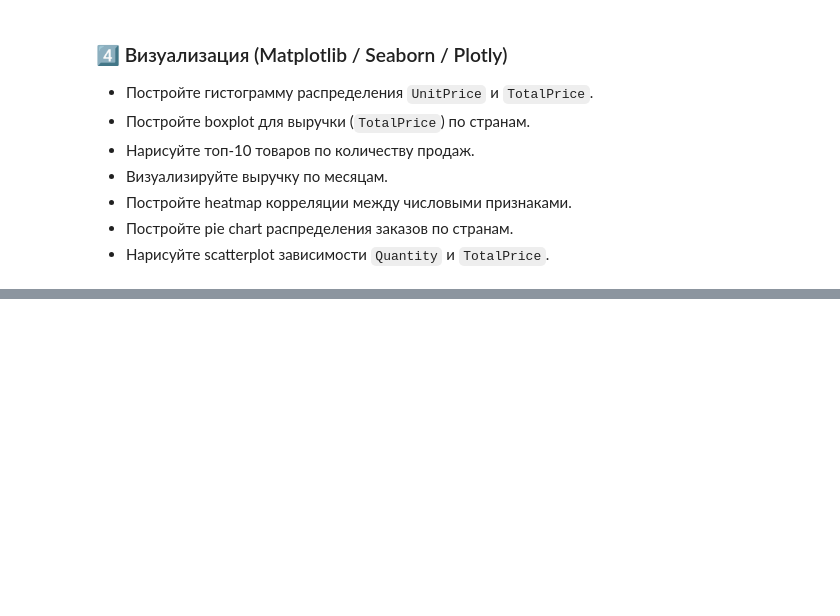
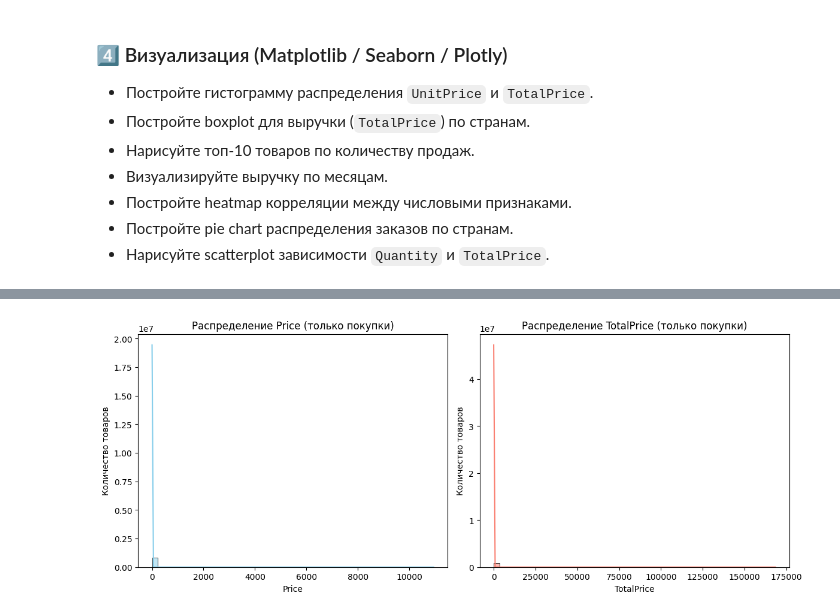
Before and after one commit to antanevichmikalai99/TMS_project_work, a Jupyter notebook: notebooks/01_data_cleaning.ipynb, the cells around one changed output, grey strips where cells are left out. Saved outputs shown, nothing was run; the diff lists cells and outputs as text; code cells hidden in the pictures; blank space fills up the shorter version.

```diff
--- a/notebooks/01_data_cleaning.ipynb
+++ b/notebooks/01_data_cleaning.ipynb
@@ -270,0 +328,19 @@ print(top_10_products)
+# %%
+#3.5 Найдите дни недели с максимальной и минимальной выручкой.
+df['InvoiceDate'] = pd.to_datetime(df['InvoiceDate'])
+df['Year'] = df['InvoiceDate'].dt.year
+df['Month'] = df['InvoiceDate'].dt.month
+df['Day'] = df['InvoiceDate'].dt.day
+df['Weekday'] = df['InvoiceDate'].dt.day_name()
+df['YearMonth'] = df['InvoiceDate'].dt.to_period('M')
+
+revenue_by_weekday = (
+    df.groupby('Weekday', as_index=False)
+    .agg(total_revenue=('TotalPrice', 'sum'))
+)
+
+max_day = revenue_by_weekday.loc[revenue_by_weekday['total_revenue'].idxmax()]
+min_day = revenue_by_weekday.loc[revenue_by_weekday['total_revenue'].idxmin()]
+
+print("День недели с максимальной выручкой:", max_day['Weekday'], "—", max_day['total_revenue'])
+print("День недели с минимальной выручкой:", min_day['Weekday'], "—", min_day['total_revenue'])
@@ -279,0 +401,23 @@ print(top_10_products)
+# %%
+#4.1 Постройте гистограмму распределения `Price` и `TotalPrice`.
+df_positive = df[df['Quantity'] > 0]
+plt.figure(figsize=(12,5))
+
+# Price
+plt.subplot(1,2,1)
+sns.histplot(df_positive['Price'], bins=50, kde=True, color='skyblue')
+plt.title('Распределение Price (только покупки)')
+plt.xlabel('Price')
+plt.ylabel('Количество товаров')
+
+# TotalPrice
+plt.subplot(1,2,2)
+sns.histplot(df_positive['TotalPrice'], bins=50, kde=True, color='salmon')
+plt.title('Распределение TotalPrice (только покупки)')
+plt.xlabel('TotalPrice')
+plt.ylabel('Количество товаров')
+
+plt.tight_layout()
+plt.show()
+# %% [output]
+[figure, added]
```
Also changed, not shown: parts of 44 cells of this notebook.
